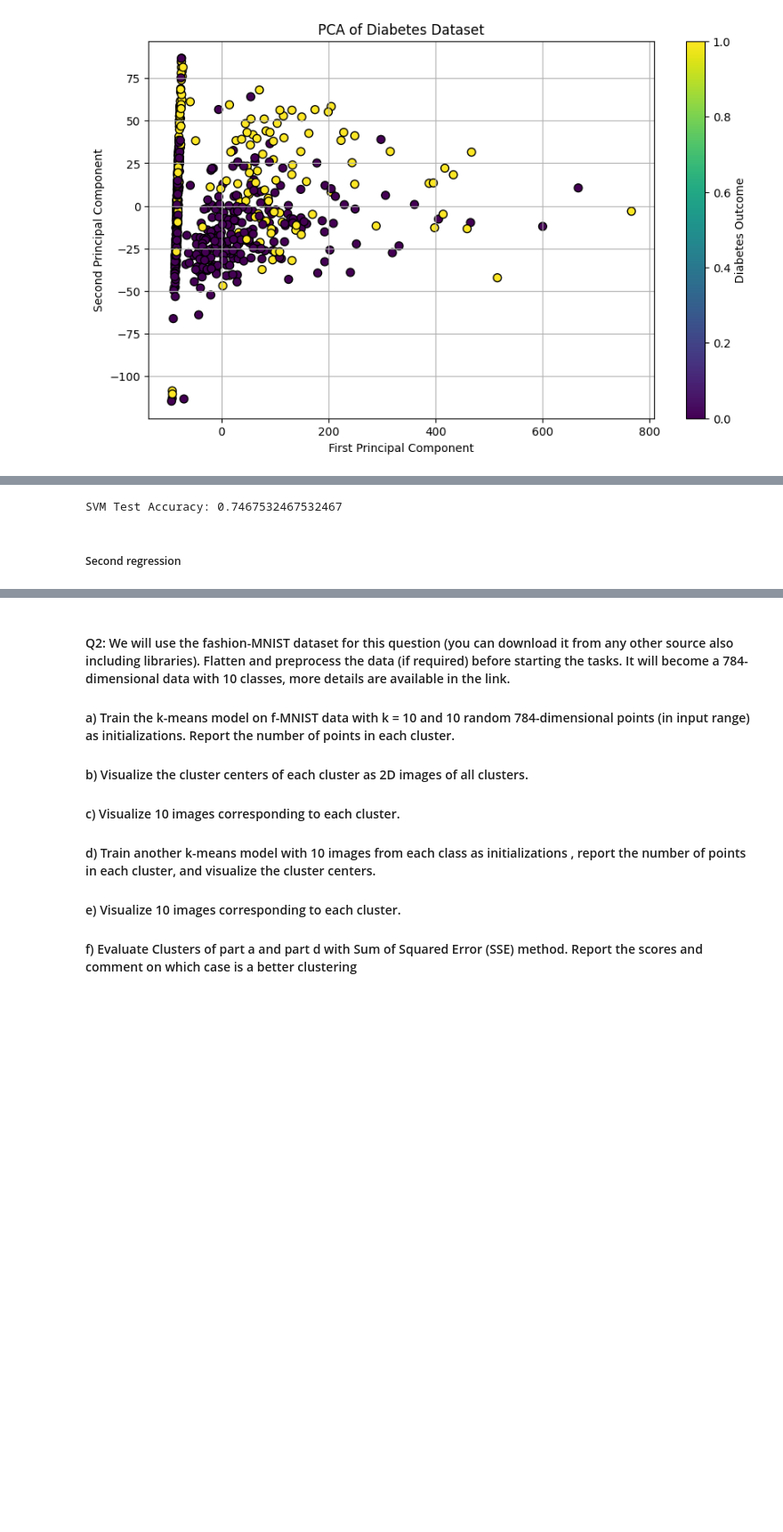
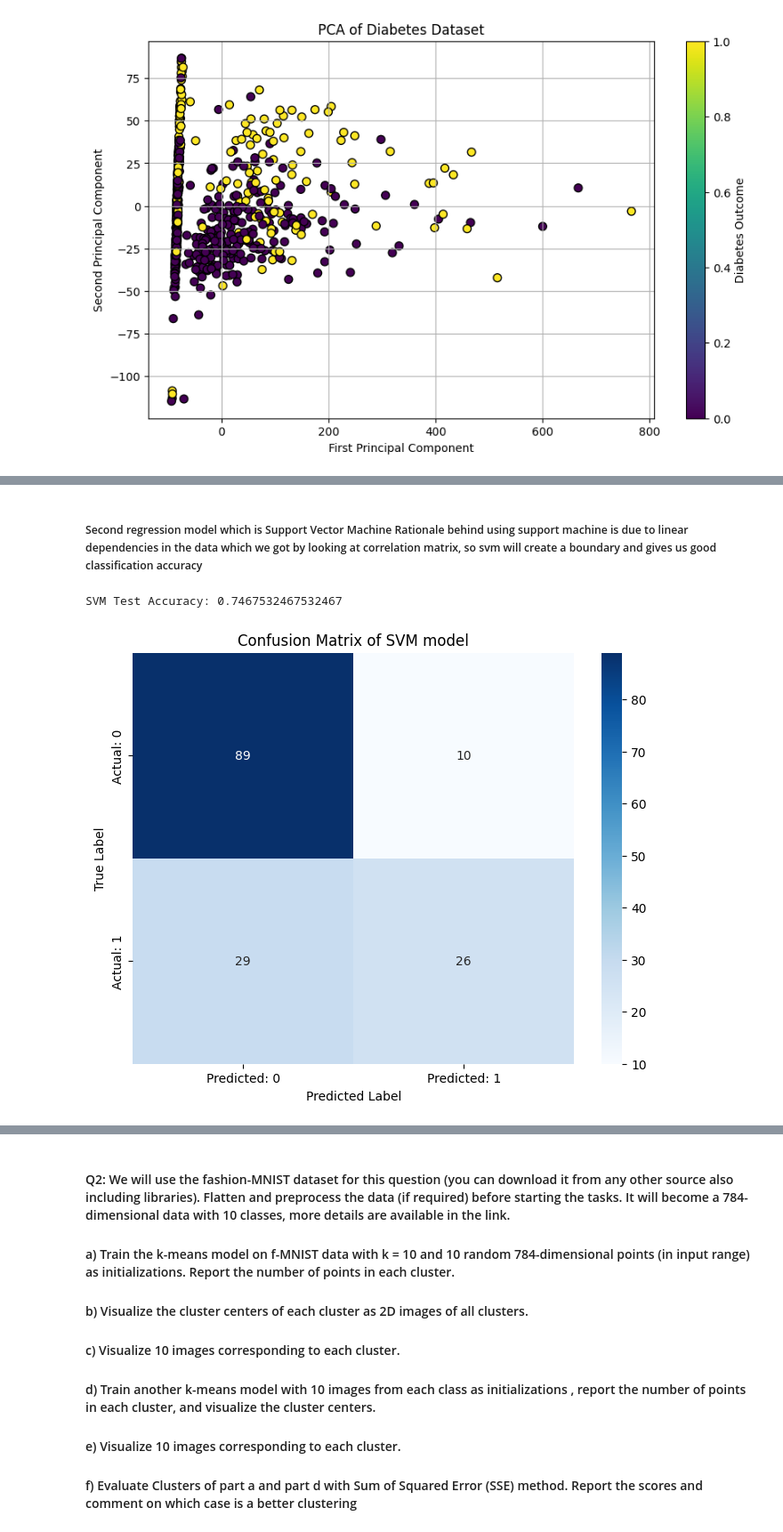
Before and after one commit to fastasturtlee/EDA, a Jupyter notebook: g24ait2004_g24ait2212_A2.ipynb, the cells around one changed output, grey strips where cells are left out. Shown at 89% size. Cells and saved outputs as stored; diff of their text form; code cells hidden in the pictures; blank space fills up the shorter version.

```diff
--- a/g24ait2004_g24ait2212_A2.ipynb
+++ b/g24ait2004_g24ait2212_A2.ipynb
@@ -136,13 +163,28 @@ Confusion Matrix:
+# %% [markdown]
+##### Second regression model which is Support Vector Machine Rationale behind using support machine is due to linear dependencies in the data which we got by looking at correlation matrix, so svm will create a boundary and gives us good classification accuracy
 # %%
 from sklearn.svm import SVC
 
 svm = SVC(kernel='rbf', C=10,random_state=42)
 svm.fit(pca_diab_data, diab_train_target_data)
-y_pred = svm.predict(pca.transform(diab_test_data))
+svm_diab_pred = svm.predict(pca.transform(diab_test_data))
 
-test_accuracy = accuracy_score(diab_test_target_data, y_pred)
+test_accuracy = accuracy_score(diab_test_target_data, svm_diab_pred)
 print("SVM Test Accuracy:", test_accuracy)
 # %% [output]
 SVM Test Accuracy: 0.7467532467532467
-# %% [markdown]
-##### Second regression
+# %%
+conf_matrix = confusion_matrix(diab_test_target_data, svm_diab_pred)
+svm_classification_report = classification_report(diab_test_target_data, svm_diab_pred,output_dict=True)
+
+plt.figure(figsize=(8, 6))
+heatmap(conf_matrix, annot=True, fmt='d', cmap='Blues',
+            xticklabels=["Predicted: 0", "Predicted: 1"],
+            yticklabels=["Actual: 0", "Actual: 1"])
+
+plt.title("Confusion Matrix of SVM model")
+plt.xlabel("Predicted Label")
+plt.ylabel("True Label")
+plt.show()
+# %% [output]
+[figure, added]
```
Also changed, not shown: parts of 13 cells of this notebook.
